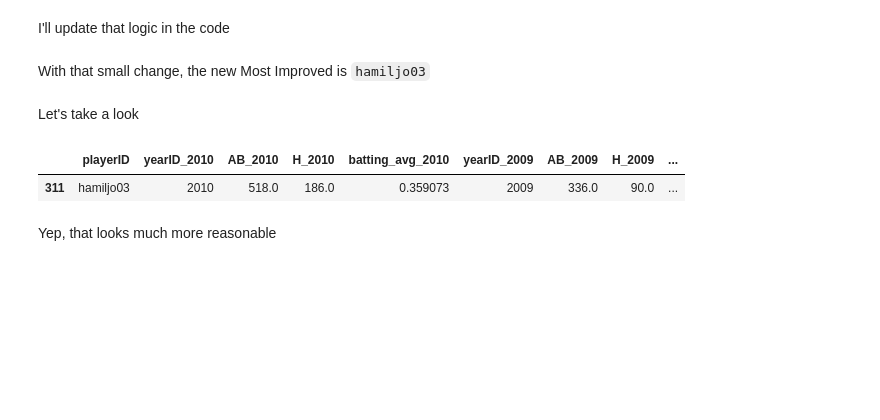
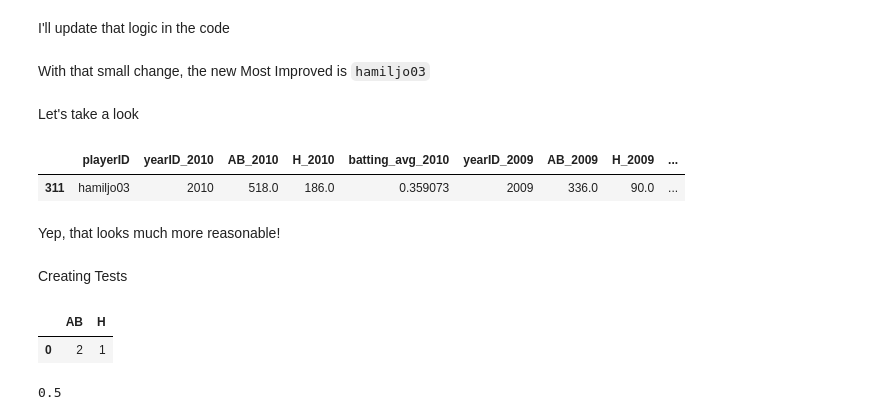
Before and after one commit to micahtmiller/company-exercise-june2018, a Jupyter notebook: JupyterNotebooks/Candidate Exercise - Detailed Work.ipynb, the cells around one changed output. Cells and saved outputs as stored; diff of their text form; code cells hidden in the pictures; blank space fills up the shorter version.

Commit message:
added tests using pytest

```diff
--- a/JupyterNotebooks/Candidate Exercise - Detailed Work.ipynb
+++ b/JupyterNotebooks/Candidate Exercise - Detailed Work.ipynb
@@ -320,4 +320,12 @@ player_stats_2009_2010_df[player_stats_2009_2010_df['playerID'] == 'hamiljo03']
 |  | playerID | yearID_2010 | AB_2010 | H_2010 | batting_avg_2010 | yearID_2009 | AB_2009 | H_2009 | ... |
 | 311 | hamiljo03 | 2010 | 518.0 | 186.0 | 0.359073 | 2009 | 336.0 | 90.0 | ... |
 # %% [markdown]
-Yep, that looks much more reasonable
+Yep, that looks much more reasonable!
+# %% [markdown]
+Creating Tests
+# %%
+df = pandas.DataFrame([{'H':1,'AB': 2}])
+df.head()
+# %% [output]
+|  | AB | H |
+| 0 | 2 | 1 |
@@ -323,0 +334,4 @@ Yep, that looks much more reasonable
+# %%
+df['batting_avg'].values[0]
+# %% [output]
+0.5
```
Also changed, not shown: parts of 1 cell of this notebook, 6 other files.
